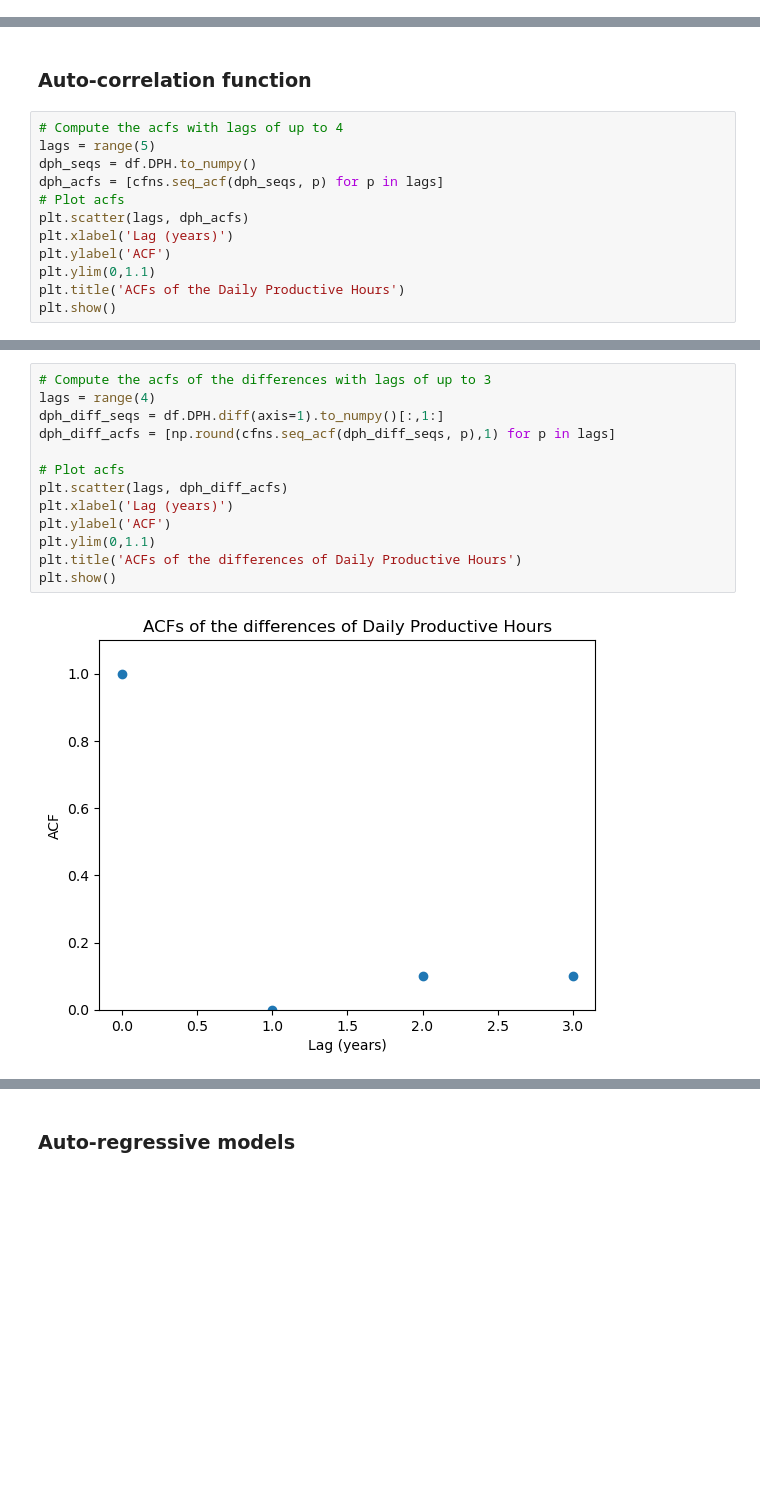
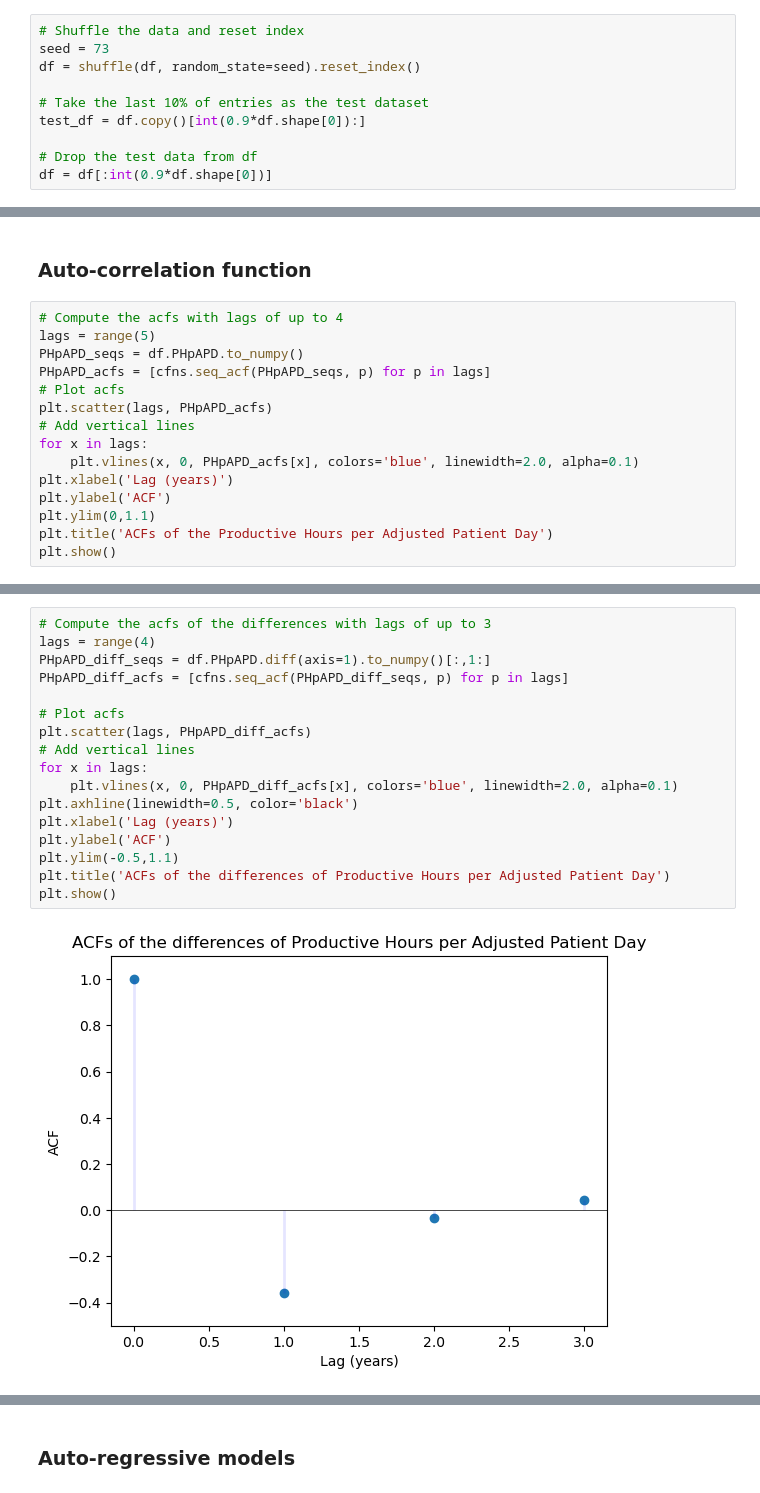
Before and after one commit to ndoroud/Hospital_Staffing, a Jupyter notebook: staffing.ipynb, the cells around one changed output, grey strips where cells are left out. Saved outputs shown, nothing was run; the diff lists cells and outputs as text; blank space fills up the shorter version.

Commit message:
Imroved models in the notebook and added saved models. Adjusted custom functions.

```diff
--- a/staffing.ipynb
+++ b/staffing.ipynb
@@ -911,0 +904,10 @@ Our dataset has been cleaned, standardized and vectorized and is now almost read
+# %%
+# Shuffle the data and reset index
+seed = 73
+df = shuffle(df, random_state=seed).reset_index()
+
+# Take the last 10% of entries as the test dataset
+test_df = df.copy()[int(0.9*df.shape[0]):]
+
+# Drop the test data from df
+df = df[:int(0.9*df.shape[0])]
@@ -914,13 +1033,16 @@ Our dataset has been cleaned, standardized and vectorized and is now almost read
 # %%
 # Compute the acfs with lags of up to 4
 lags = range(5)
-dph_seqs = df.DPH.to_numpy()
-dph_acfs = [cfns.seq_acf(dph_seqs, p) for p in lags]
+PHpAPD_seqs = df.PHpAPD.to_numpy()
+PHpAPD_acfs = [cfns.seq_acf(PHpAPD_seqs, p) for p in lags]
 # Plot acfs
-plt.scatter(lags, dph_acfs)
+plt.scatter(lags, PHpAPD_acfs)
+# Add vertical lines
+for x in lags:
+    plt.vlines(x, 0, PHpAPD_acfs[x], colors='blue', linewidth=2.0, alpha=0.1)
 plt.xlabel('Lag (years)')
 plt.ylabel('ACF')
 plt.ylim(0,1.1)
-plt.title('ACFs of the Daily Productive Hours')
+plt.title('ACFs of the Productive Hours per Adjusted Patient Day')
 plt.show()
 # %% [output]
@@ -928,15 +1050,19 @@ plt.show()
 # %%
 # Compute the acfs of the differences with lags of up to 3
 lags = range(4)
-dph_diff_seqs = df.DPH.diff(axis=1).to_numpy()[:,1:]
-dph_diff_acfs = [np.round(cfns.seq_acf(dph_diff_seqs, p),1) for p in lags]
+PHpAPD_diff_seqs = df.PHpAPD.diff(axis=1).to_numpy()[:,1:]
+PHpAPD_diff_acfs = [cfns.seq_acf(PHpAPD_diff_seqs, p) for p in lags]
 
 # Plot acfs
-plt.scatter(lags, dph_diff_acfs)
+plt.scatter(lags, PHpAPD_diff_acfs)
+# Add vertical lines
+for x in lags:
+    plt.vlines(x, 0, PHpAPD_diff_acfs[x], colors='blue', linewidth=2.0, alpha=0.1)
+plt.axhline(linewidth=0.5, color='black')
 plt.xlabel('Lag (years)')
 plt.ylabel('ACF')
-plt.ylim(0,1.1)
-plt.title('ACFs of the differences of Daily Productive Hours')
+plt.ylim(-0.5,1.1)
+plt.title('ACFs of the differences of Productive Hours per Adjusted Patient Day')
 plt.show()
 # %% [output]
-[figure, old version]
+[figure, new version]
```
Also changed, not shown: parts of 52 cells of this notebook, 5 other files.
